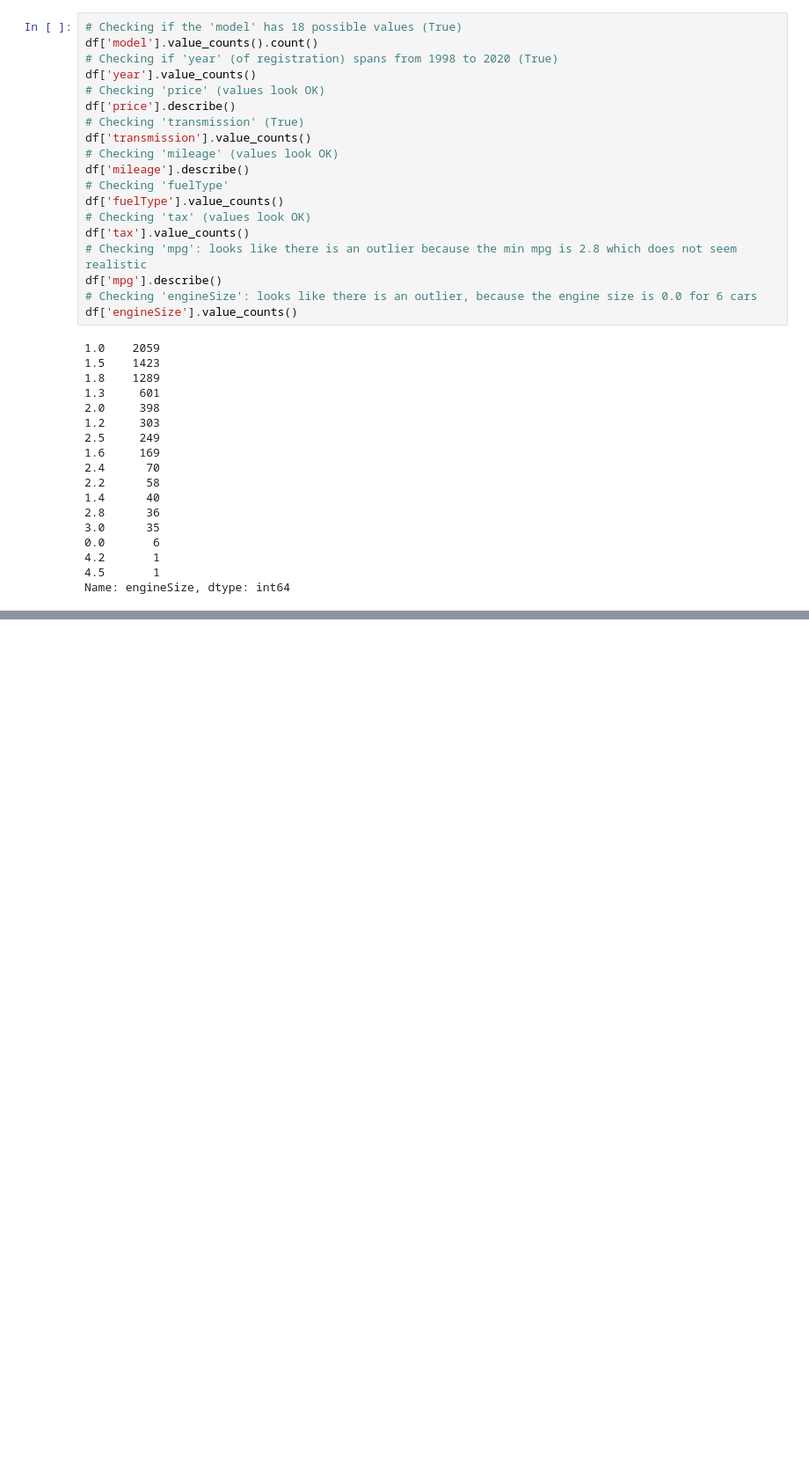
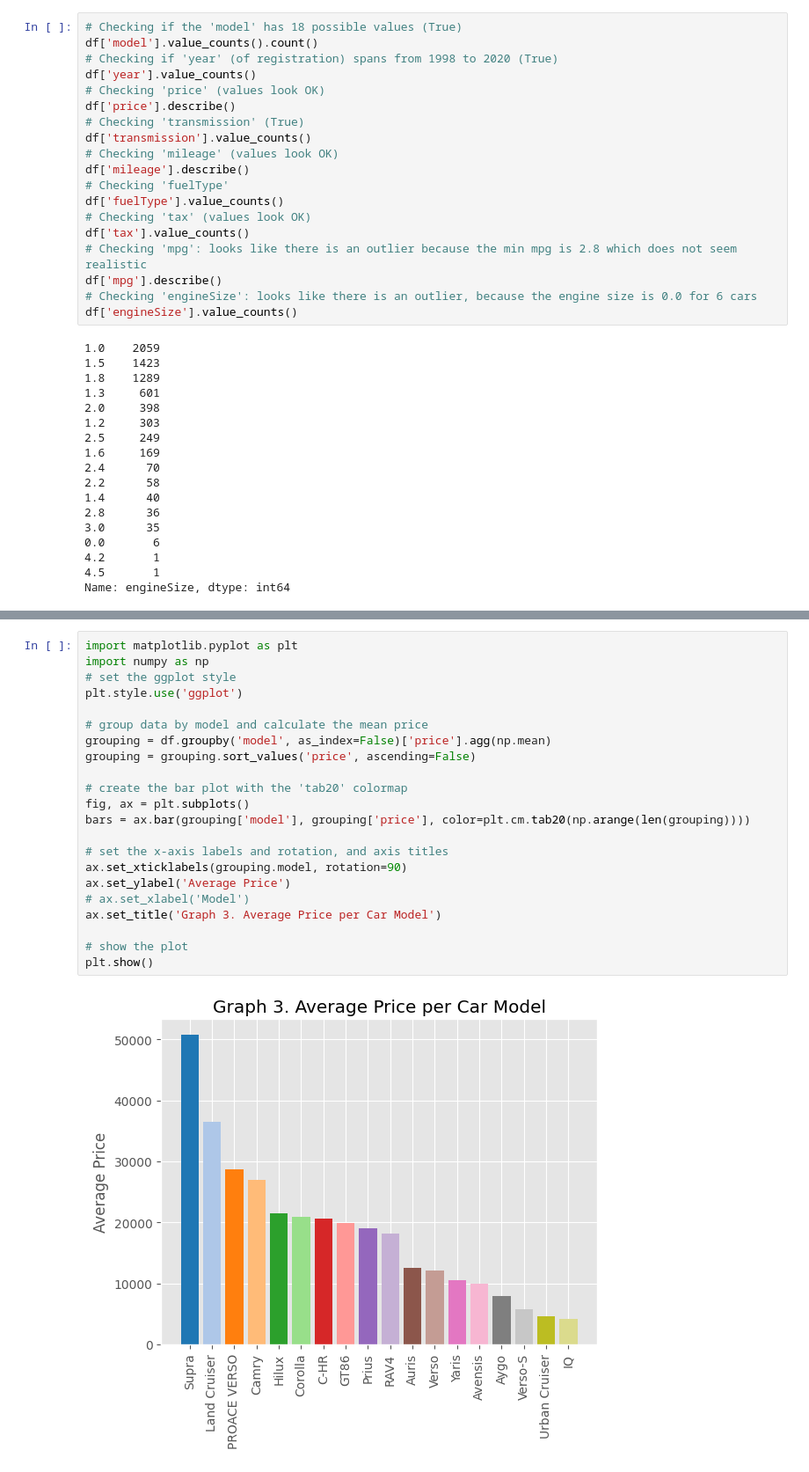
Before and after one commit to Milanomac/data-science-python, a Jupyter notebook: datacamp-projects/11_practical_exam_cars_professional/notebook.ipynb, the cells around one changed output, grey strips where cells are left out. Shown at 88% size. Drawn from its saved outputs; the diff is of its cells as text; blank space fills up the shorter version.

```diff
--- a/datacamp-projects/11_practical_exam_cars_professional/notebook.ipynb
+++ b/datacamp-projects/11_practical_exam_cars_professional/notebook.ipynb
@@ -325,0 +391,24 @@ See the caveats in the documentation: https://pandas.pydata.org/pandas-docs/stab
+# %%
+import matplotlib.pyplot as plt
+import numpy as np
+# set the ggplot style
+plt.style.use('ggplot')
+
+# group data by model and calculate the mean price
+grouping = df.groupby('model', as_index=False)['price'].agg(np.mean)
+grouping = grouping.sort_values('price', ascending=False)
+
+# create the bar plot with the 'tab20' colormap
+fig, ax = plt.subplots()
+bars = ax.bar(grouping['model'], grouping['price'], color=plt.cm.tab20(np.arange(len(grouping))))
+
+# set the x-axis labels and rotation, and axis titles
+ax.set_xticklabels(grouping.model, rotation=90)
+ax.set_ylabel('Average Price')
+# ax.set_xlabel('Model')
+ax.set_title('Graph 3. Average Price per Car Model')
+
+# show the plot
+plt.show()
+# %% [output]
+[figure, added]
```
Also changed, not shown: parts of 61 cells of this notebook.
